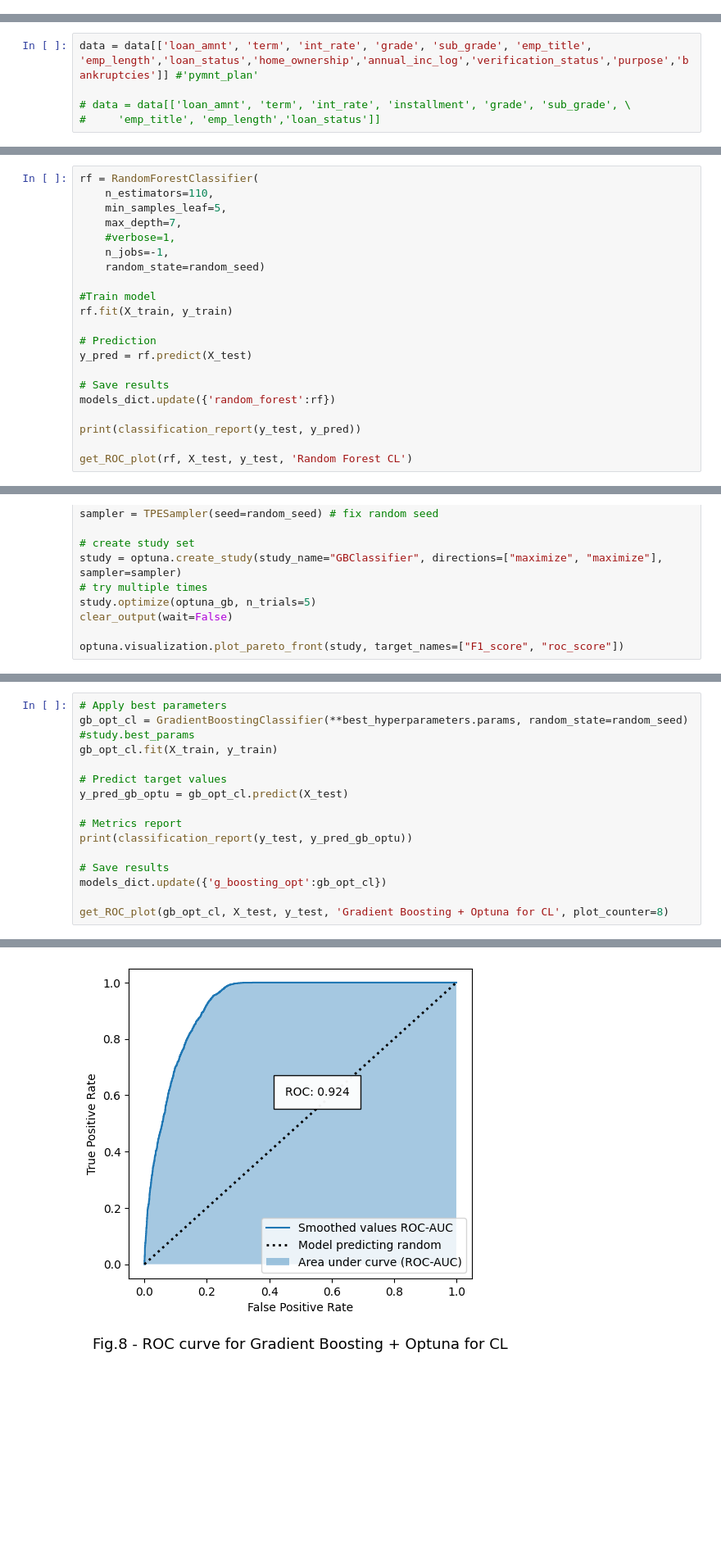
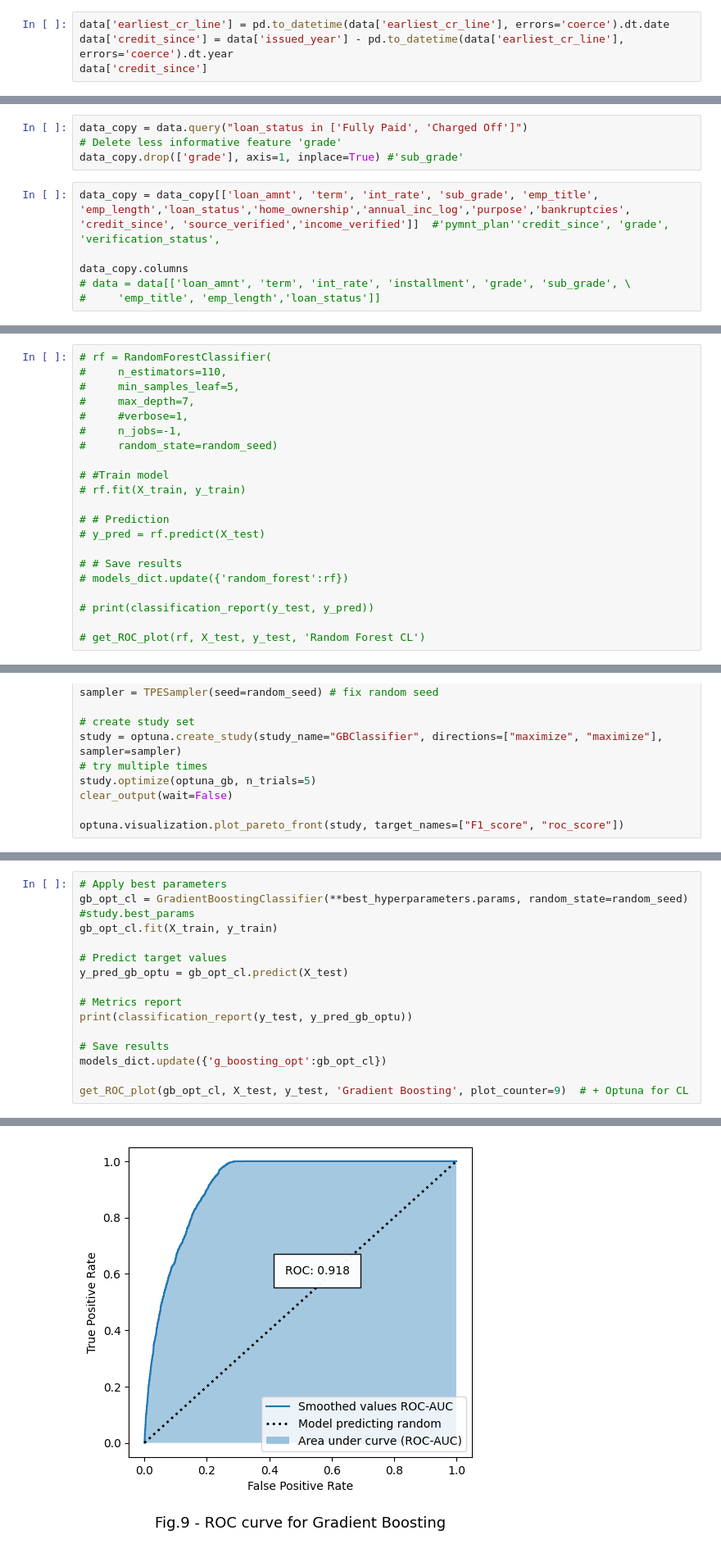
Before and after one commit to Alex1iv/Loan_repayment, a Jupyter notebook: notebooks/Loan_repayment.ipynb, the cells around one changed output, grey strips where cells are left out. Shown at 82% size. Drawn from its saved outputs; the diff is of its cells as text; blank space fills up the shorter version.

```diff
--- a/notebooks/Loan_repayment.ipynb
+++ b/notebooks/Loan_repayment.ipynb
@@ -1104,0 +1049,4 @@ data.drop(['pub_rec_bankruptcies'], axis=1, inplace=True)
+# %%
+data['earliest_cr_line'] = pd.to_datetime(data['earliest_cr_line'], errors='coerce').dt.date
+data['credit_since'] = data['issued_year'] - pd.to_datetime(data['earliest_cr_line'], errors='coerce').dt.year
+data['credit_since']
@@ -1105,7 +1107,12 @@ data.drop(['pub_rec_bankruptcies'], axis=1, inplace=True)
 # %% [markdown]
 ## Select columns
+# %%
+data_copy = data.query("loan_status in ['Fully Paid', 'Charged Off']")
+# Delete less informative feature 'grade'
+data_copy.drop(['grade'], axis=1, inplace=True) #'sub_grade'
 # %%
-data = data[['loan_amnt', 'term', 'int_rate', 'grade', 'sub_grade', 'emp_title', 'emp_length','loan_status','home_ownership','annual_inc_log','verification_status','purpose','bankruptcies']] #'pymnt_plan'
+data_copy = data_copy[['loan_amnt', 'term', 'int_rate', 'sub_grade', 'emp_title', 'emp_length','loan_status','home_ownership','annual_inc_log','purpose','bankruptcies', 'credit_since', 'source_verified','income_verified']]  #'pymnt_plan''credit_since', 'grade', 'verification_status',
 
+data_copy.columns
 # data = data[['loan_amnt', 'term', 'int_rate', 'installment', 'grade', 'sub_grade', \
 #     'emp_title', 'emp_length','loan_status']]
@@ -1291,23 +1311,23 @@ models_dict = dict()
 # %% [markdown]
 ### Random forest
 # %%
-rf = RandomForestClassifier(
-    n_estimators=110,
-    min_samples_leaf=5,
-    max_depth=7,
-    #verbose=1,
-    n_jobs=-1,
-    random_state=random_seed)
+# rf = RandomForestClassifier(
+#     n_estimators=110,
+#     min_samples_leaf=5,
+#     max_depth=7,
+#     #verbose=1,
+#     n_jobs=-1,
+#     random_state=random_seed)
 
-#Train model
-rf.fit(X_train, y_train)
+# #Train model
+# rf.fit(X_train, y_train)
 
-# Prediction
-y_pred = rf.predict(X_test)
+# # Prediction
+# y_pred = rf.predict(X_test)
 
-# Save results
-models_dict.update({'random_forest':rf})
+# # Save results
+# models_dict.update({'random_forest':rf})
 
-print(classification_report(y_test, y_pred))
+# print(classification_report(y_test, y_pred))
 
-get_ROC_plot(rf, X_test, y_test, 'Random Forest CL')
+# get_ROC_plot(rf, X_test, y_test, 'Random Forest CL')
@@ -1424,7 +1432,7 @@ print(classification_report(y_test, y_pred_gb_optu))
 # Save results
 models_dict.update({'g_boosting_opt':gb_opt_cl})
 
-get_ROC_plot(gb_opt_cl, X_test, y_test, 'Gradient Boosting + Optuna for CL', plot_counter=8)
+get_ROC_plot(gb_opt_cl, X_test, y_test, 'Gradient Boosting', plot_counter=9)  # + Optuna for CL
 # %% [output]
               precision    recall  f1-score   support
 
@@ -1439 +1447 @@ roc_auc:  0.924
-[figure, old version]
+[figure, new version]
```
Also changed, not shown: parts of 175 cells of this notebook.
